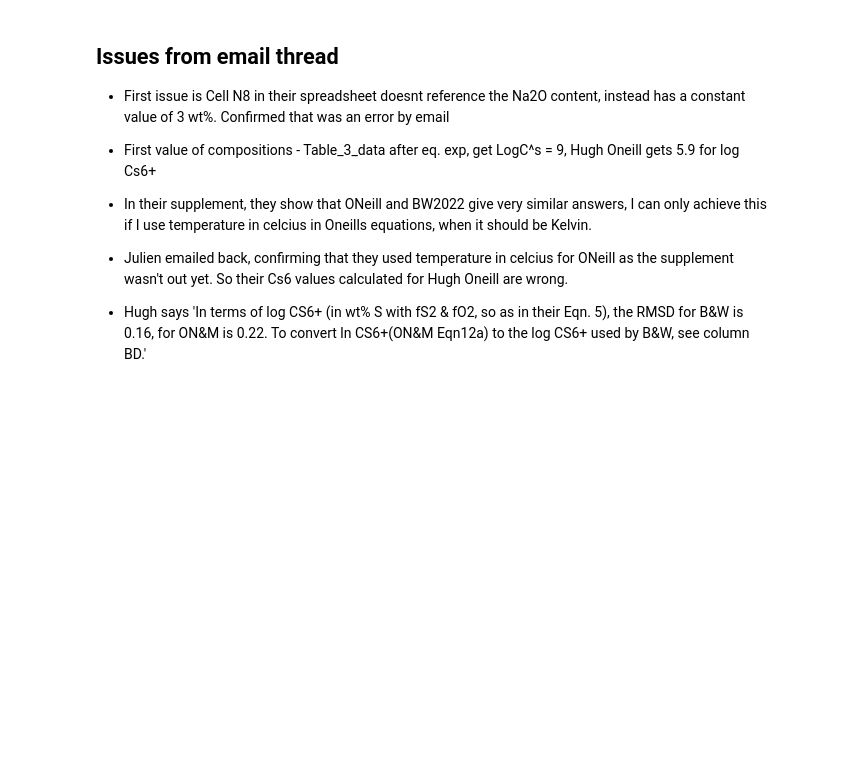
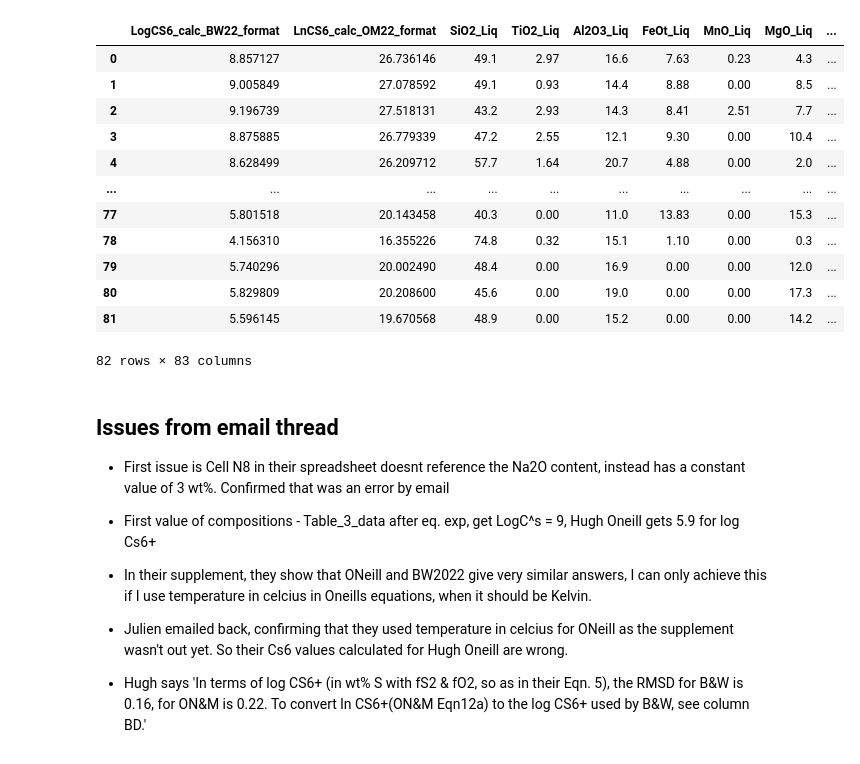
Before and after one commit to PennyWieser/PySulfSat, a Jupyter notebook: Benchmarking/Boullanger_Wood_2022/BW_2022.ipynb, the cells around one changed output. Cells and saved outputs as stored; diff of their text form; code cells hidden in the pictures; blank space fills up the shorter version.

```diff
--- a/Benchmarking/Boullanger_Wood_2022/BW_2022.ipynb
+++ b/Benchmarking/Boullanger_Wood_2022/BW_2022.ipynb
@@ -5,3 +197,19 @@
+# %%
+OM_calc_celcius
+# %% [output]
+|  | LogCS6_calc_BW22_format | LnCS6_calc_OM22_format | SiO2_Liq | TiO2_Liq | Al2O3_Liq | FeOt_Liq | MnO_Liq | MgO_Liq | ... |
+| 0 | 8.857127 | 26.736146 | 49.1 | 2.97 | 16.6 | 7.63 | 0.23 | 4.3 | ... |
+| 1 | 9.005849 | 27.078592 | 49.1 | 0.93 | 14.4 | 8.88 | 0.00 | 8.5 | ... |
+| 2 | 9.196739 | 27.518131 | 43.2 | 2.93 | 14.3 | 8.41 | 2.51 | 7.7 | ... |
+| 3 | 8.875885 | 26.779339 | 47.2 | 2.55 | 12.1 | 9.30 | 0.00 | 10.4 | ... |
+| 4 | 8.628499 | 26.209712 | 57.7 | 1.64 | 20.7 | 4.88 | 0.00 | 2.0 | ... |
+| ... | ... | ... | ... | ... | ... | ... | ... | ... | ... |
+| 77 | 5.801518 | 20.143458 | 40.3 | 0.00 | 11.0 | 13.83 | 0.00 | 15.3 | ... |
+| 78 | 4.156310 | 16.355226 | 74.8 | 0.32 | 15.1 | 1.10 | 0.00 | 0.3 | ... |
+| 79 | 5.740296 | 20.002490 | 48.4 | 0.00 | 16.9 | 0.00 | 0.00 | 12.0 | ... |
+| 80 | 5.829809 | 20.208600 | 45.6 | 0.00 | 19.0 | 0.00 | 0.00 | 17.3 | ... |
+| 81 | 5.596145 | 19.670568 | 48.9 | 0.00 | 15.2 | 0.00 | 0.00 | 14.2 | ... |
+82 rows × 83 columns
 # %% [markdown]
 ## Issues from email thread
 - First issue is Cell N8 in their spreadsheet doesnt reference the Na2O content, instead has a constant value of 3 wt%. Confirmed that was an error by email
```
Also changed, not shown: parts of 27 cells of this notebook, 12 other files.
